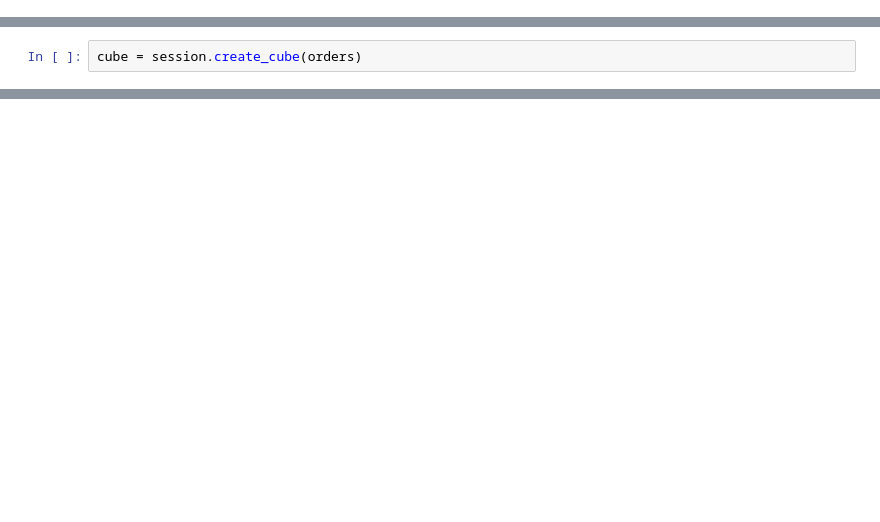
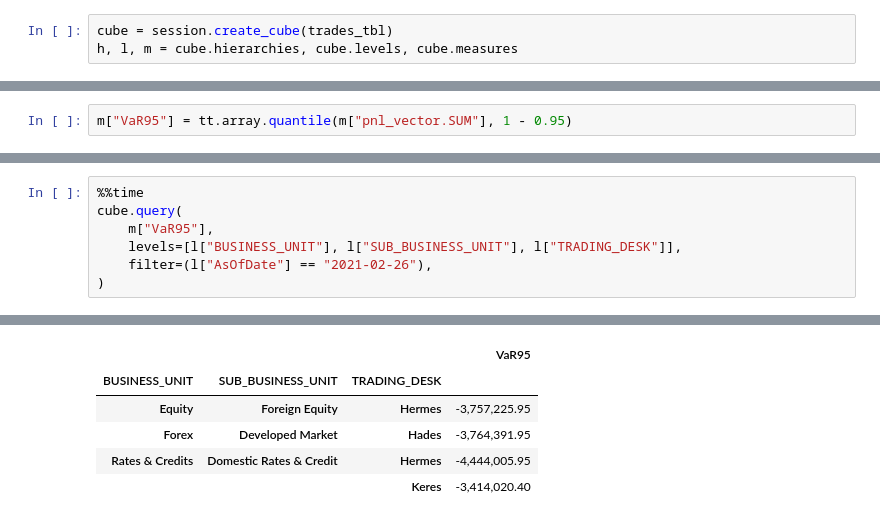
Before and after one commit to atoti/atoti, a Jupyter notebook: 02-technical-guides/observability-with-otel/main.ipynb, the cells around one changed output, grey strips where cells are left out. Drawn from its saved outputs; the diff is of its cells as text; blank space fills up the shorter version.

```diff
--- a/02-technical-guides/observability-with-otel/main.ipynb
+++ b/02-technical-guides/observability-with-otel/main.ipynb
@@ -20,0 +119,3 @@ session = tt.Session.start(
+# %%
+cube = session.create_cube(trades_tbl)
+h, l, m = cube.hierarchies, cube.levels, cube.measures
@@ -21 +130,3 @@ session = tt.Session.start(
+# %%
+m["VaR95"] = tt.array.quantile(m["pnl_vector.SUM"], 1 - 0.95)
 # %%
@@ -50,2 +135,0 @@ session.tables.schema
-# %%
-cube = session.create_cube(orders)
@@ -51,0 +166,8 @@ cube = session.create_cube(orders)
+# %%
+%%time
+cube.query(
+    m["VaR95"],
+    levels=[l["BUSINESS_UNIT"], l["SUB_BUSINESS_UNIT"], l["TRADING_DESK"]],
+    filter=(l["AsOfDate"] == "2021-02-26"),
+)
+# %% [output]
@@ -51,0 +176,6 @@ cube = session.create_cube(orders)
+|  |  |  | VaR95 |
+| BUSINESS_UNIT | SUB_BUSINESS_UNIT | TRADING_DESK |  |
+| Equity | Foreign Equity | Hermes | -3,757,225.95 |
+| Forex | Developed Market | Hades | -3,764,391.95 |
+| Rates & Credits | Domestic Rates & Credit | Hermes | -4,444,005.95 |
+|  |  | Keres | -3,414,020.40 |
```
Also changed, not shown: parts of 26 cells of this notebook, 15 other files.
